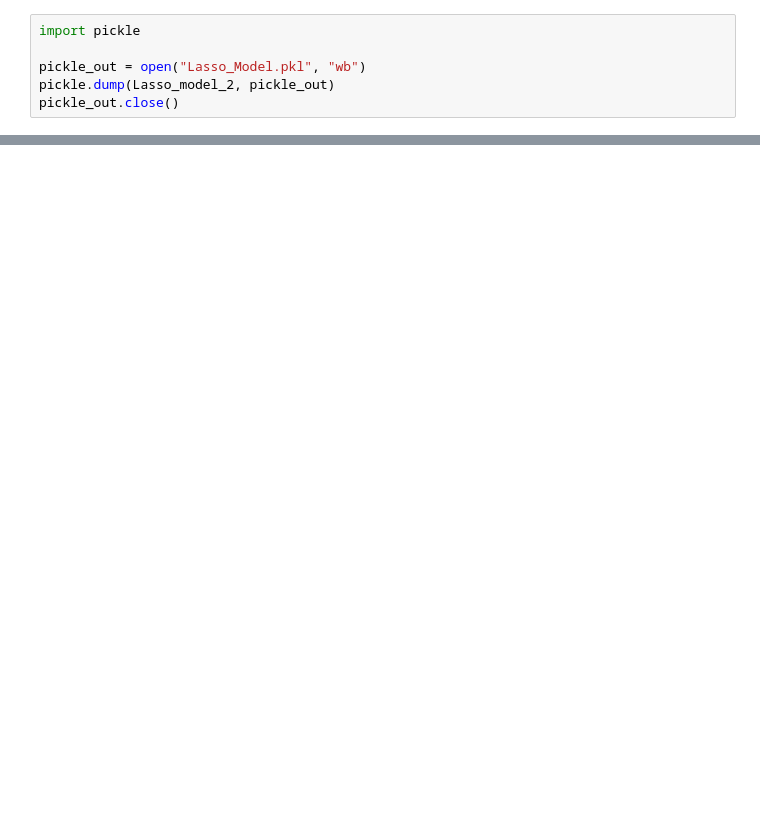
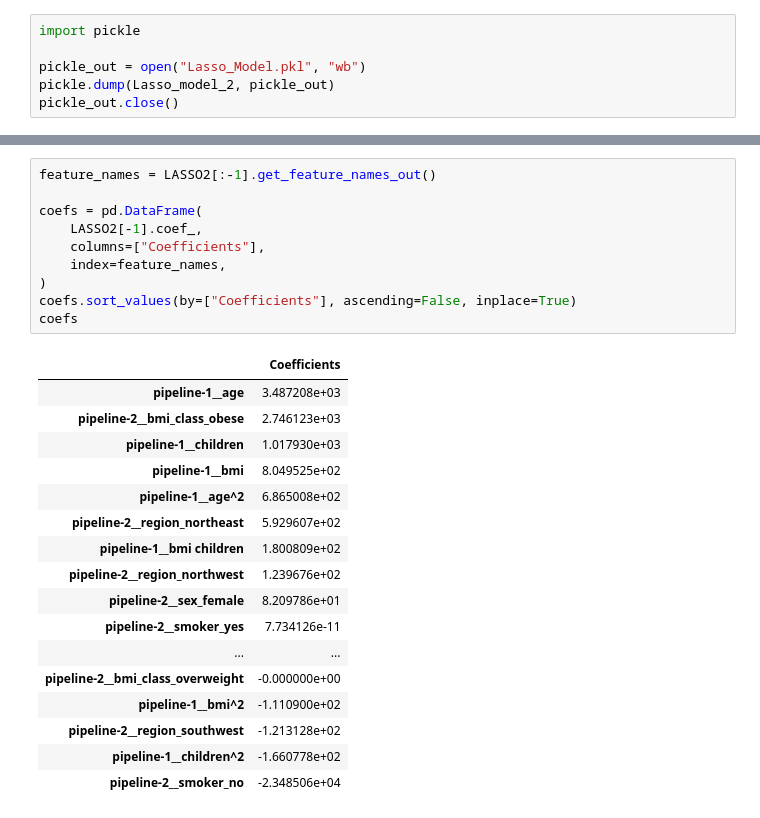
Before and after one commit to zoltarzol/brief_assur_aimant, a Jupyter notebook: Emad/analyse/Regression_Models_with_Cook_Distance.ipynb, the cells around one changed output, grey strips where cells are left out. Drawn from its saved outputs; the diff is of its cells as text; blank space fills up the shorter version.

```diff
--- a/Emad/analyse/Regression_Models_with_Cook_Distance.ipynb
+++ b/Emad/analyse/Regression_Models_with_Cook_Distance.ipynb
@@ -202,0 +304,28 @@ pickle_out.close()
+# %%
+feature_names = LASSO2[:-1].get_feature_names_out()
+
+coefs = pd.DataFrame(
+    LASSO2[-1].coef_,
+    columns=["Coefficients"],
+    index=feature_names,
+)
+coefs.sort_values(by=["Coefficients"], ascending=False, inplace=True)
+coefs
+# %% [output]
+|  | Coefficients |
+| pipeline-1__age | 3.487208e+03 |
+| pipeline-2__bmi_class_obese | 2.746123e+03 |
+| pipeline-1__children | 1.017930e+03 |
+| pipeline-1__bmi | 8.049525e+02 |
+| pipeline-1__age^2 | 6.865008e+02 |
+| pipeline-2__region_northeast | 5.929607e+02 |
+| pipeline-1__bmi children | 1.800809e+02 |
+| pipeline-2__region_northwest | 1.239676e+02 |
+| pipeline-2__sex_female | 8.209786e+01 |
+| pipeline-2__smoker_yes | 7.734126e-11 |
+| ... | ... |
+| pipeline-2__bmi_class_overweight | -0.000000e+00 |
+| pipeline-1__bmi^2 | -1.110900e+02 |
+| pipeline-2__region_southwest | -1.213128e+02 |
+| pipeline-1__children^2 | -1.660778e+02 |
+| pipeline-2__smoker_no | -2.348506e+04 |
```
Also changed, not shown: parts of 11 cells of this notebook, 5 other files.
